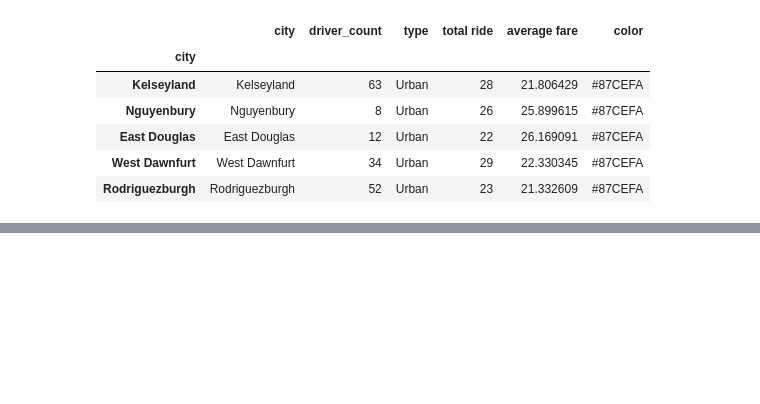
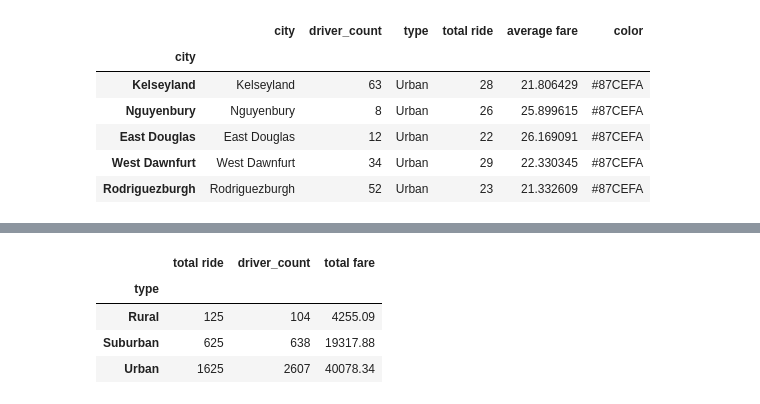
Before and after one commit to sophiacyk/HW5-charts, a Jupyter notebook: Pyber/main.ipynb, the cells around one changed output, grey strips where cells are left out. Cells and saved outputs as stored; diff of their text form; code cells hidden in the pictures; blank space fills up the shorter version.

```diff
--- a/Pyber/main.ipynb
+++ b/Pyber/main.ipynb
@@ -137,4 +134,13 @@ See the caveats in the documentation: http://pandas.pydata.org/pandas-docs/stabl
 | East Douglas | East Douglas | 12 | Urban | 22 | 26.169091 | #87CEFA | 575.72 |
 | West Dawnfurt | West Dawnfurt | 34 | Urban | 29 | 22.330345 | #87CEFA | 647.58 |
 | Rodriguezburgh | Rodriguezburgh | 52 | Urban | 23 | 21.332609 | #87CEFA | 490.65 |
+# %%
+grouped_type=pd.DataFrame.groupby(clean_city_df,"type").aggregate({"total ride":"sum","driver_count":"sum","total fare":"sum"})
+grouped_type
+# %% [output]
+|  | total ride | driver_count | total fare |
+| type |  |  |  |
+| Rural | 125 | 104 | 4255.09 |
+| Suburban | 625 | 638 | 19317.88 |
+| Urban | 1625 | 2607 | 40078.34 |
 # %%
```
Also changed, not shown: parts of 8 cells of this notebook.
